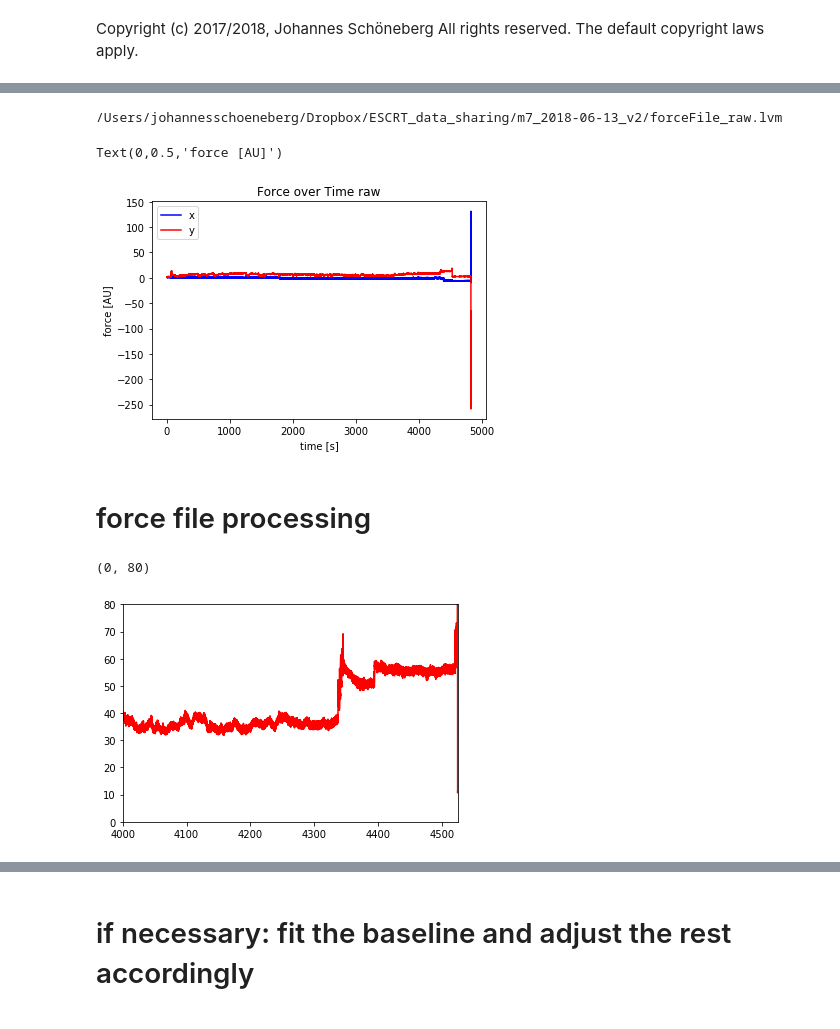
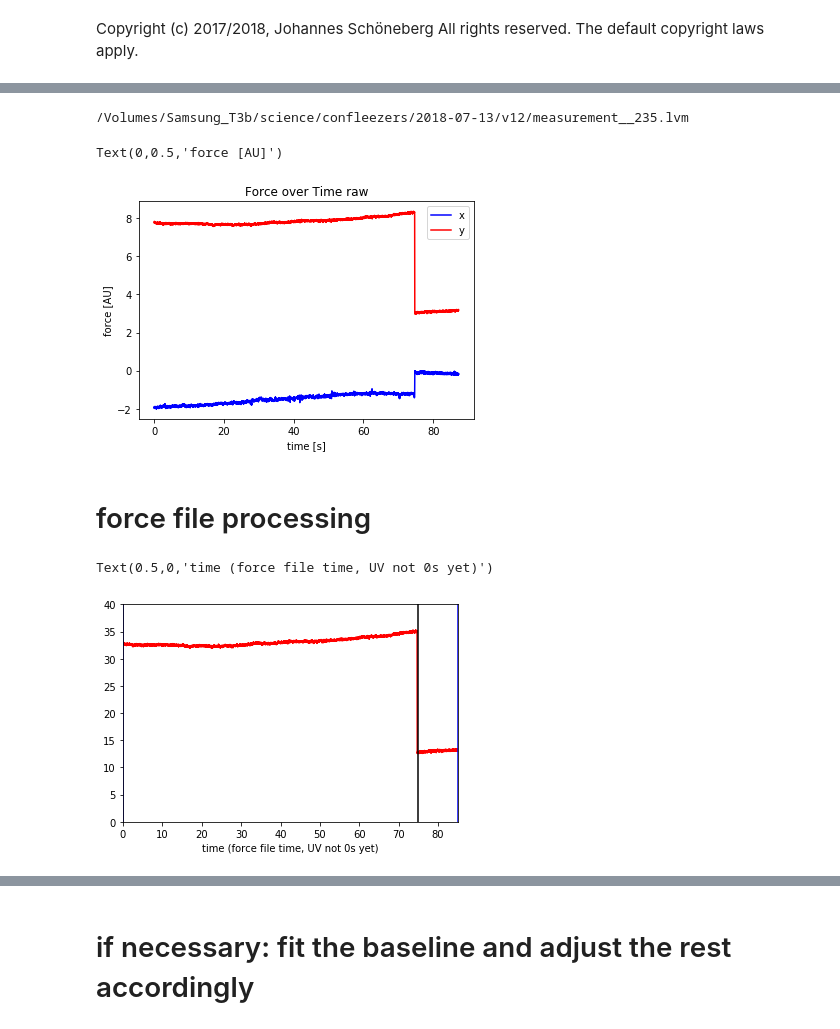
Before and after one commit to JohSchoeneberg/Confleezers, a Jupyter notebook: confleezers_data_analysis/tube__2_analyze_forcefile.ipynb, the cells around one changed output, grey strips where cells are left out. Saved outputs shown, nothing was run; the diff lists cells and outputs as text; code cells hidden in the pictures.

```diff
--- a/confleezers_data_analysis/tube__2_analyze_forcefile.ipynb
+++ b/confleezers_data_analysis/tube__2_analyze_forcefile.ipynb
@@ -37,13 +37,13 @@ sys.path.append(pythonPackagePath+"/modules")
 import InputProcessing as inproc
 import ForceFileProcessing as ffp
 # %%
-path = '/Users/johannesschoeneberg/Dropbox/ESCRT_data_sharing/m7_2018-06-13_v2/'
+path = '/Volumes/Samsung_T3b/science/confleezers/2018-07-13/v12/'
 
 inputParameters = pd.read_csv(path+'_info.csv',names=['key','value'])
 
 inputDataFolder = inproc.getInputParameter(inputParameters,"input_data_folder")
 
 
-inputParameters
+inputParameters[0:5]
 # %% [output]
 |  | key | value |
@@ -99,18 +88,33 @@ plt.title("Force over Time raw")
 plt.xlabel("time [s]")
 plt.ylabel("force [AU]")
 # %% [output]
-/Users/johannesschoeneberg/Dropbox/ESCRT_data_sharing/m7_2018-06-13_v2/forceFile_raw.lvm
+/Volumes/Samsung_T3b/science/confleezers/2018-07-13/v12/measurement__235.lvm
 Text(0,0.5,'force [AU]')
-[figure, old version]
+[figure, new version]
 # %% [markdown]
 # force file processing
 # %%
+#INTERACTIVE:
+# play with the plot ranges until you found the exact break time in seconds
+# and the zoom in x that you like
+
 forceFile_alpha_y = float(inproc.getInputParameter(inputParameters,"forceFile_alpha_y"))
 forceFile_kappa_y = float(inproc.getInputParameter(inputParameters,"forceFile_kappa_y"))
 
 plt.plot(t,scipy.ndimage.median_filter(forceFile_alpha_y*forceFile_kappa_y*yForceRaw,50),c="r")
-plt.xlim(4000,4524) #use this to search for the exact break time in fftime.
-plt.ylim(0,80)
+
+
+plt.xlim(0,85) #use this to search for the exact break time in fftime.
+plt.ylim(0,40)
+
+tube_break_seconds_fftime = 75
+ffprocessing_zoomTime0 = 0
+ffprocessing_zoomTime1 = 85
+
+plt.axvline(tube_break_seconds_fftime,c='k')
+plt.axvline(ffprocessing_zoomTime0,c='b')
+plt.axvline(ffprocessing_zoomTime1,c='b')
+plt.xlabel('time (force file time, UV not 0s yet)')
 # %% [output]
-(0, 80)
+Text(0.5,0,'time (force file time, UV not 0s yet)')
-[figure, old version]
+[figure, new version]
```
Also changed, not shown: parts of 11 cells of this notebook, 20 other files.
